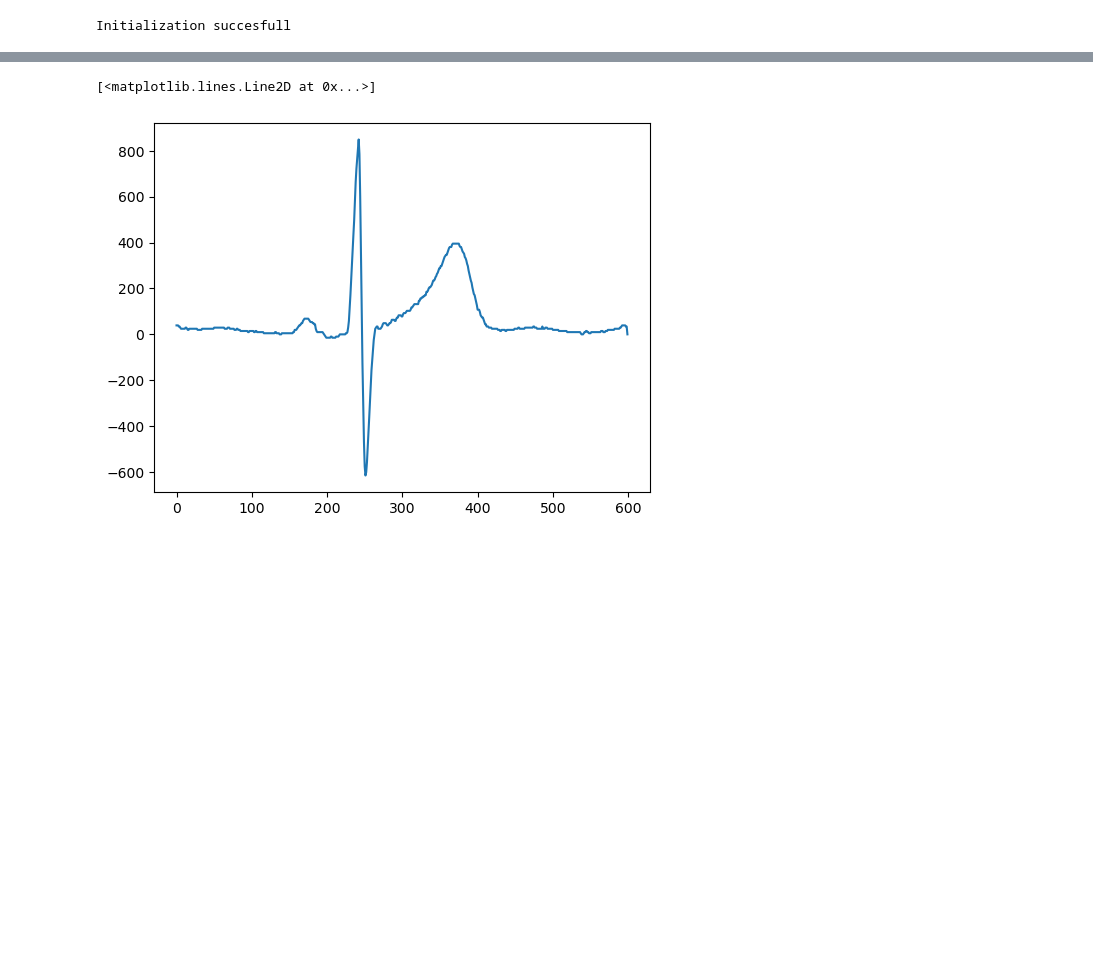
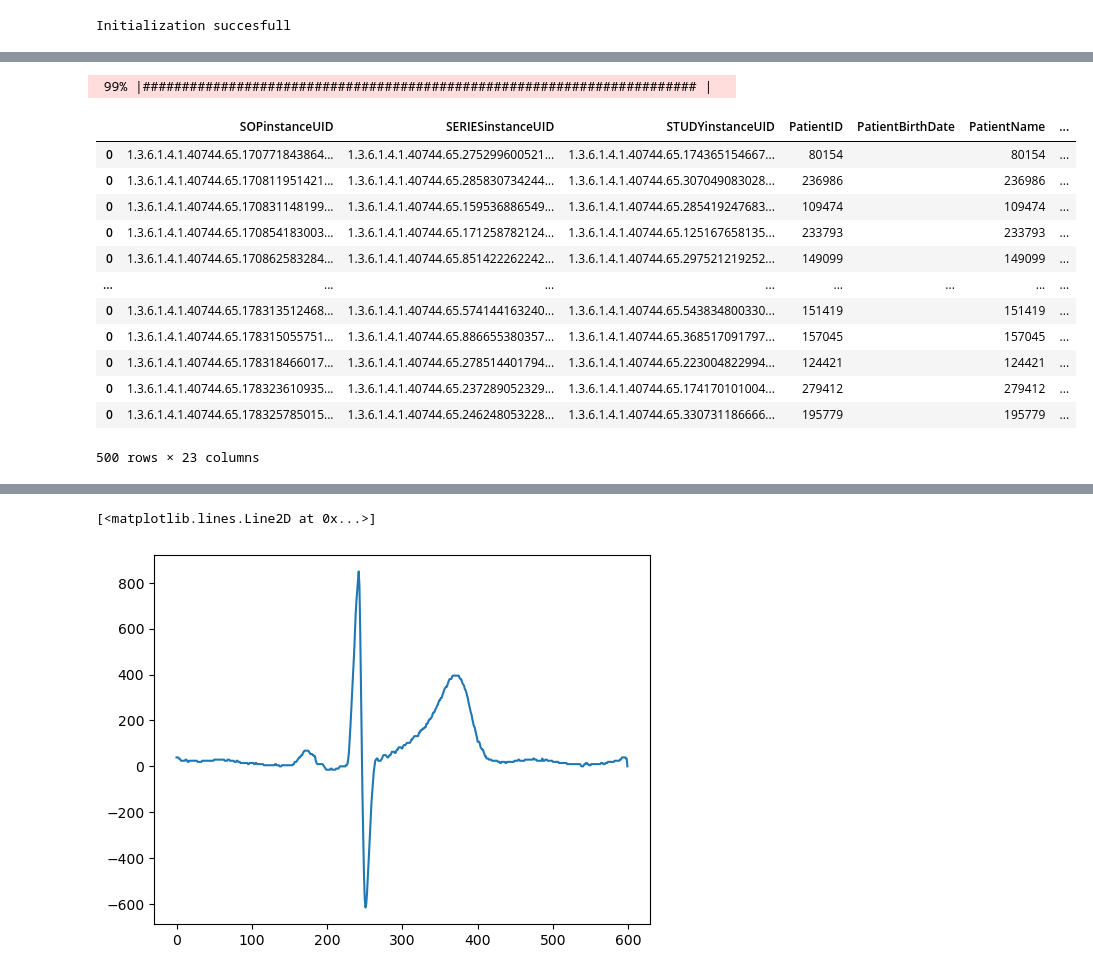
Before and after one commit to StephanvdZwaard/ECG-from-DICOM, a Jupyter notebook: read_ECG_DICOM.ipynb, the cells around one changed output, grey strips where cells are left out. Drawn from its saved outputs; the diff is of its cells as text; code cells hidden in the pictures; blank space fills up the shorter version.

```diff
--- a/read_ECG_DICOM.ipynb
+++ b/read_ECG_DICOM.ipynb
@@ -141,0 +204,6 @@ dicom = ecgreader(path_to_dicom)
+# %%
+# Define path
+path_to_dicom = "C:/Users/Stephan.vanderZwaard/Documents/dicom/ECG-DICOM/"
+
+# Obtain all DICOM files
+files = os.listdir(path_to_dicom)
@@ -141,0 +216,58 @@ dicom = ecgreader(path_to_dicom)
+# %%
+# Read ECG from DICOM
+
+
+# Preallocate dataframes
+general_info   = pd.DataFrame()
+median_waves   = pd.DataFrame()
+original_waves = pd.DataFrame()
+
+# Set-up progressbar
+i_start = 21000
+i_end   = 21433
+pbar    = progressbar.ProgressBar(maxval = len(files[i_start:i_end])-1).start()
+
+for i in range(i_start,i_end) :
+
+    try:
+    dicom = ecgreader(path_to_dicom + files[i])
+
+    # Generate Table 1: median waveform
+    mw = pd.DataFrame(dicom['MedianWaveforms'])
+    mw = mw.add_prefix('lead_')
+    mw["id"] = mw.index
+    mw = pd.wide_to_long(mw, stubnames ='lead_', i="id", j="lead",suffix = '\w+').sort_index(level=0)
+    mw["SOPinstanceUID"] = dicom["SOPinstanceUID"]
+    mw["waveform"] = "median_beat"
+    mw = mw.reset_index()
+    mw = mw[["SOPinstanceUID", "waveform", "lead","id","lead_"]]
+    mw = mw.rename(columns = {'lead_':'voltage'})
+
+
+    # Generate Table 2: waveform rhythm
+    w = pd.DataFrame(dicom['Waveforms'])
+    w = w.add_prefix('lead_')
+    w["id"] = w.index
+    w = pd.wide_to_long(w, stubnames ='lead_', i="id", j="lead",suffix = '\w+').sort_index(level=0)
+    w["SOPinstanceUID"] = dicom["SOPinstanceUID"]
+    w["waveform"] = "rhythm"
+    w = w.reset_index()
+    w = w[["SOPinstanceUID", "waveform","lead", "id","lead_"]]
+    w = w.rename(columns = {'lead_':'voltage'})
+
+
+    # Generate Table 3: general info
+    wave = dicom.pop('Waveforms')
+    mbeat= dicom.pop('MedianWaveforms')
+    info = pd.DataFrame.from_dict(dicom, orient = 'index').transpose()
+
+
+    # Combine data with other records
+    general_info    = pd.concat([general_info,info], axis=0)
+    median_waves    = pd.concat([median_waves,mw], axis=0)
+    original_waves  = pd.concat([original_waves,w], axis=0)
+
+    # Update progressbar
+    pbar.update(i-i_start)
+# %% [output]
+ 99% |####################################################################### |
@@ -142,3 +285,19 @@ dicom = ecgreader(path_to_dicom)
+# %%
+general_info
+# %% [output]
+|  | SOPinstanceUID | SERIESinstanceUID | STUDYinstanceUID | PatientID | PatientBirthDate | PatientName | ... |
+| 0 | 1.3.6.1.4.1.40744.65.170771843864... | 1.3.6.1.4.1.40744.65.275299600521... | 1.3.6.1.4.1.40744.65.174365154667... | 80154 |  | 80154 | ... |
+| 0 | 1.3.6.1.4.1.40744.65.170811951421... | 1.3.6.1.4.1.40744.65.285830734244... | 1.3.6.1.4.1.40744.65.307049083028... | 236986 |  | 236986 | ... |
+| 0 | 1.3.6.1.4.1.40744.65.170831148199... | 1.3.6.1.4.1.40744.65.159536886549... | 1.3.6.1.4.1.40744.65.285419247683... | 109474 |  | 109474 | ... |
+| 0 | 1.3.6.1.4.1.40744.65.170854183003... | 1.3.6.1.4.1.40744.65.171258782124... | 1.3.6.1.4.1.40744.65.125167658135... | 233793 |  | 233793 | ... |
+| 0 | 1.3.6.1.4.1.40744.65.170862583284... | 1.3.6.1.4.1.40744.65.851422262242... | 1.3.6.1.4.1.40744.65.297521219252... | 149099 |  | 149099 | ... |
+| ... | ... | ... | ... | ... | ... | ... | ... |
+| 0 | 1.3.6.1.4.1.40744.65.178313512468... | 1.3.6.1.4.1.40744.65.574144163240... | 1.3.6.1.4.1.40744.65.543834800330... | 151419 |  | 151419 | ... |
+| 0 | 1.3.6.1.4.1.40744.65.178315055751... | 1.3.6.1.4.1.40744.65.886655380357... | 1.3.6.1.4.1.40744.65.368517091797... | 157045 |  | 157045 | ... |
+| 0 | 1.3.6.1.4.1.40744.65.178318466017... | 1.3.6.1.4.1.40744.65.278514401794... | 1.3.6.1.4.1.40744.65.223004822994... | 124421 |  | 124421 | ... |
+| 0 | 1.3.6.1.4.1.40744.65.178323610935... | 1.3.6.1.4.1.40744.65.237289052329... | 1.3.6.1.4.1.40744.65.174170101004... | 279412 |  | 279412 | ... |
+| 0 | 1.3.6.1.4.1.40744.65.178325785015... | 1.3.6.1.4.1.40744.65.246248053228... | 1.3.6.1.4.1.40744.65.330731186666... | 195779 |  | 195779 | ... |
+500 rows × 23 columns
 # %%
 # Print results from read dicom file
 dicom
```
Also changed, not shown: parts of 29 cells of this notebook.
